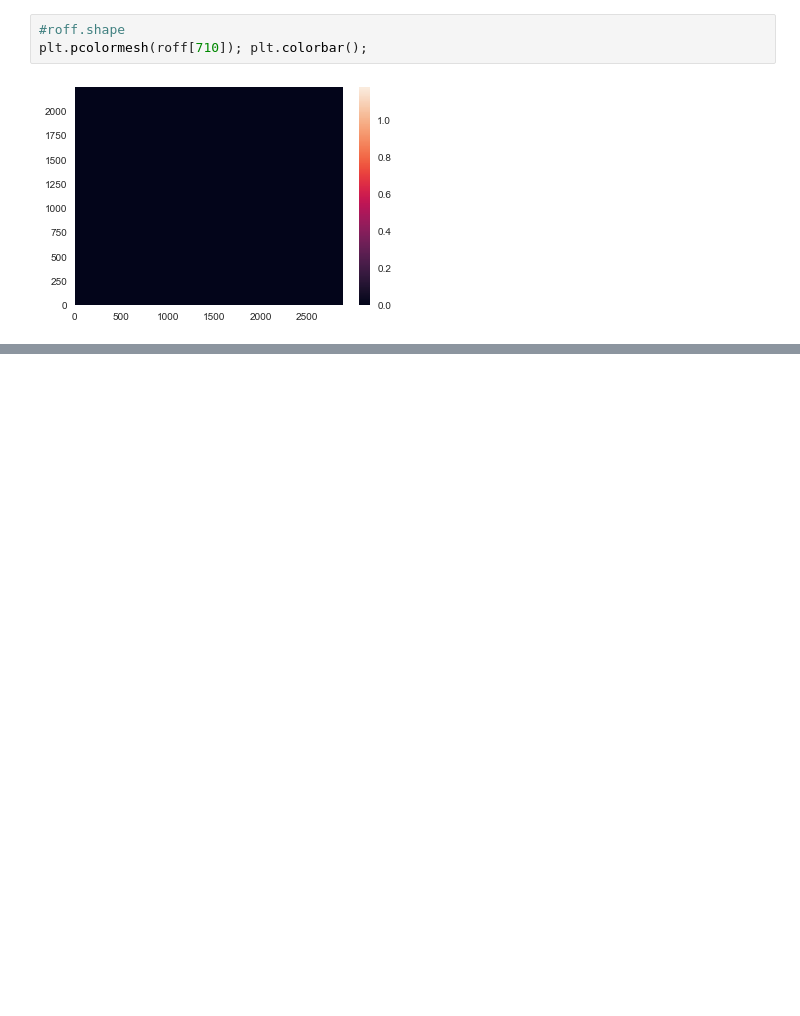
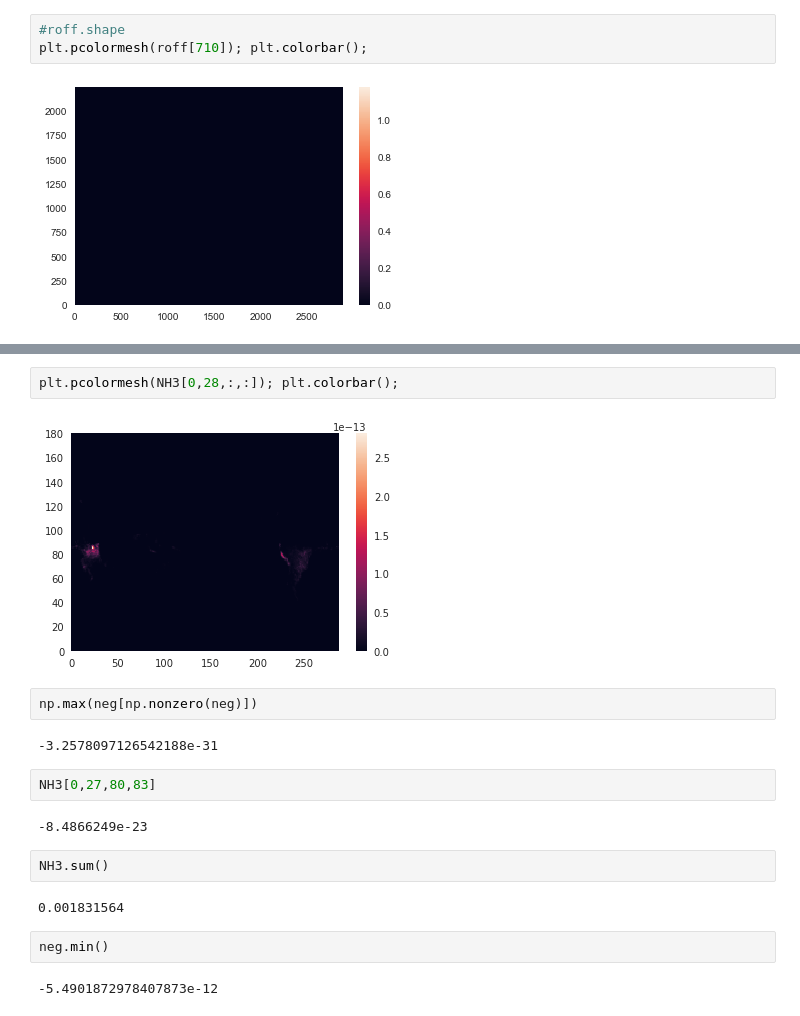
Before and after one commit to nikizadehgfdl/grid_generation, a Jupyter notebook: jupynotebooks/inspect_grid_file.ipynb, the cells around one changed output, grey strips where cells are left out. Drawn from its saved outputs; the diff is of its cells as text; blank space fills up the shorter version.

```diff
--- a/jupynotebooks/inspect_grid_file.ipynb
+++ b/jupynotebooks/inspect_grid_file.ipynb
@@ -352,0 +370,20 @@ plt.pcolormesh(roff[710]); plt.colorbar();
+# %%
+plt.pcolormesh(NH3[0,28,:,:]); plt.colorbar();
+# %% [output]
+[figure, added]
+# %%
+np.max(neg[np.nonzero(neg)])
+# %% [output]
+-3.2578097126542188e-31
+# %%
+NH3[0,27,80,83]
+# %% [output]
+-8.4866249e-23
+# %%
+NH3.sum()
+# %% [output]
+0.001831564
+# %%
+neg.min()
+# %% [output]
+-5.4901872978407873e-12
```
Also changed, not shown: parts of 8 cells of this notebook, 3 other files.
